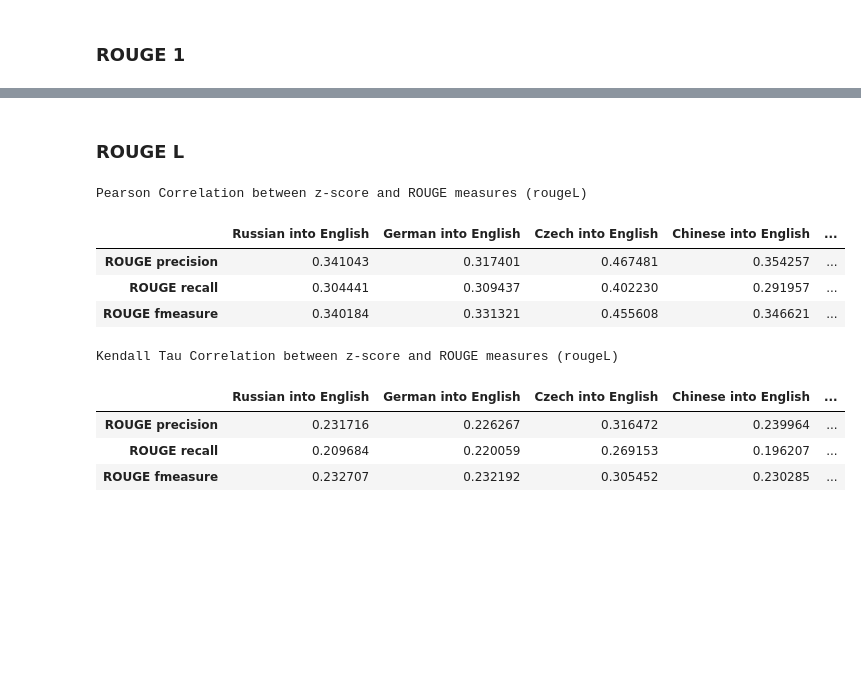
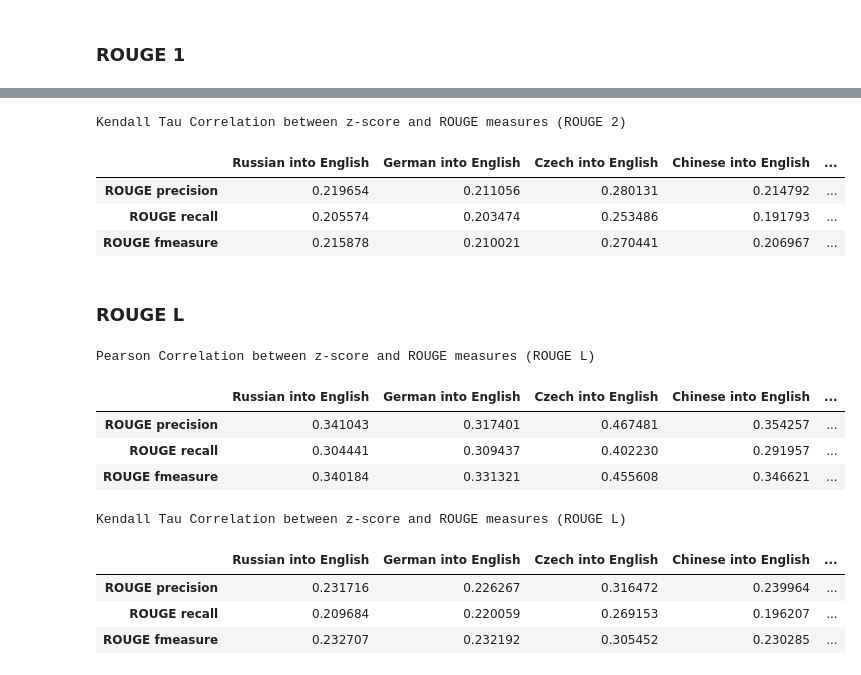
Before and after one commit to FranzMichaelFrank/Text_Mining_Group_Project, a Jupyter notebook: FF_2021-05-12_Lexical.ipynb, the cells around one changed output, grey strips where cells are left out. Drawn from its saved outputs; the diff is of its cells as text; code cells hidden in the pictures; blank space fills up the shorter version.

```diff
--- a/FF_2021-05-12_Lexical.ipynb
+++ b/FF_2021-05-12_Lexical.ipynb
@@ -256,3 +309,14 @@ Kendall Tau Correlation between z-score and ROUGE measures (rouge1)
+# %%
+print("\033[1mKendall Tau Correlation between z-score and ROUGE measures (ROUGE 2) \n")
+
+results_k["Average"] = results_k.T.mean()
+results_k
+# %% [output]
+Kendall Tau Correlation between z-score and ROUGE measures (ROUGE 2)
+|  | Russian into English | German into English | Czech into English | Chinese into English | ... |
+| ROUGE precision | 0.219654 | 0.211056 | 0.280131 | 0.214792 | ... |
+| ROUGE recall | 0.205574 | 0.203474 | 0.253486 | 0.191793 | ... |
+| ROUGE fmeasure | 0.215878 | 0.210021 | 0.270441 | 0.206967 | ... |
 # %% [markdown]
 ### ROUGE L
 # %%
@@ -273,7 +337,7 @@ for element in [ru_en, de_en, cs_en, zh_en, en_zh, en_fi]:
 
     #calculating the rouge scores for the translations in comparison to their respective reference
     for i in range(6748): #element.shape[0]
-        scorer = rouge_scorer.RougeScorer(['rouge1', 'rougeL'], use_stemmer=True)
+        scorer = rouge_scorer.RougeScorer(['rouge1', 'rouge2', 'rougeL'], use_stemmer=True)
         scores = scorer.score(element.loc[i,"reference"], element.loc[i,"translation"])
         precisions.append(scores["rougeL"].precision)
         recalls.append(scores["rougeL"].recall)
@@ -292,23 +356,23 @@ for element in [ru_en, de_en, cs_en, zh_en, en_zh, en_fi]:
     results_k[col_name] = pd.Series(development_df.corr(method="kendall").iloc[0,3:])
 
 
-print("\033[1mPearson Correlation between z-score and ROUGE measures (rougeL) \n")
+print("\033[1mPearson Correlation between z-score and ROUGE measures (ROUGE L) \n")
 
 results_p["Average"] = results_p.T.mean()
 results_p
 # %% [output]
-Pearson Correlation between z-score and ROUGE measures (rougeL)
+Pearson Correlation between z-score and ROUGE measures (ROUGE L)
 |  | Russian into English | German into English | Czech into English | Chinese into English | ... |
 | ROUGE precision | 0.341043 | 0.317401 | 0.467481 | 0.354257 | ... |
 | ROUGE recall | 0.304441 | 0.309437 | 0.402230 | 0.291957 | ... |
 | ROUGE fmeasure | 0.340184 | 0.331321 | 0.455608 | 0.346621 | ... |
 # %%
-print("\033[1mKendall Tau Correlation between z-score and ROUGE measures (rougeL) \n")
+print("\033[1mKendall Tau Correlation between z-score and ROUGE measures (ROUGE L) \n")
 
 results_k["Average"] = results_k.T.mean()
 results_k
 # %% [output]
-Kendall Tau Correlation between z-score and ROUGE measures (rougeL)
+Kendall Tau Correlation between z-score and ROUGE measures (ROUGE L)
 |  | Russian into English | German into English | Czech into English | Chinese into English | ... |
 | ROUGE precision | 0.231716 | 0.226267 | 0.316472 | 0.239964 | ... |
 | ROUGE recall | 0.209684 | 0.220059 | 0.269153 | 0.196207 | ... |
```
Also changed, not shown: parts of 8 cells of this notebook.
